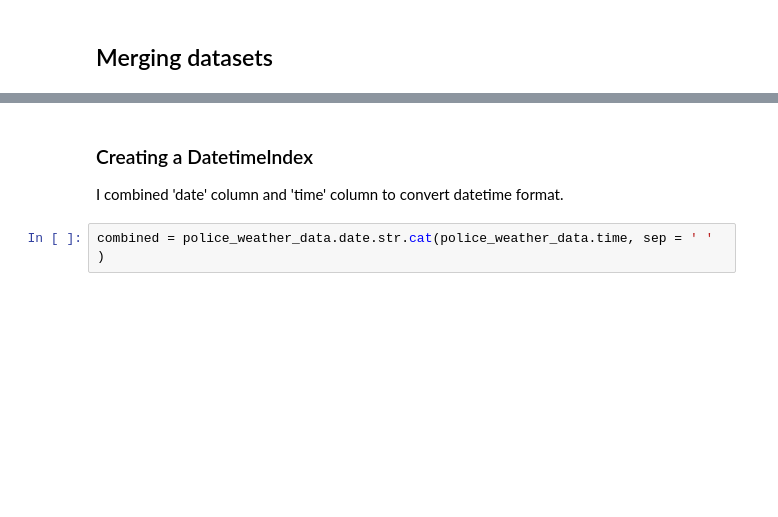
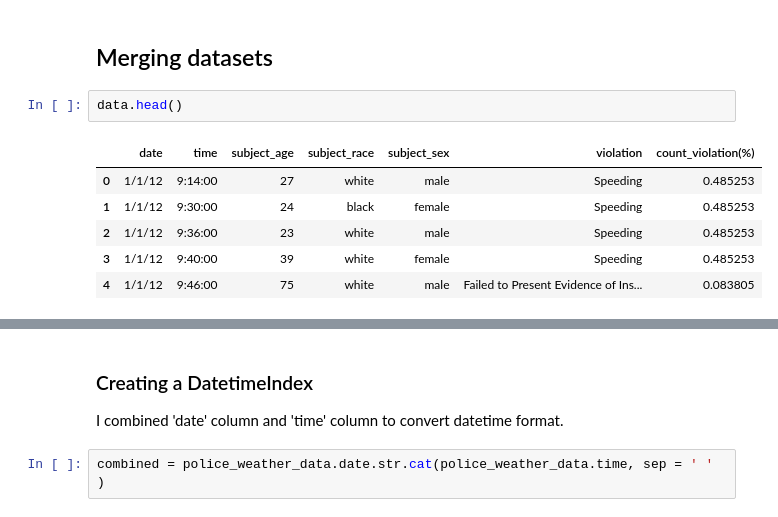
Before and after one commit to Happydogs/Aurora_Policing_Project, a Jupyter notebook: Aurora_Policing_Project.ipynb, the cells around one changed output, grey strips where cells are left out. Drawn from its saved outputs; the diff is of its cells as text; blank space fills up the shorter version.

```diff
--- a/Aurora_Policing_Project.ipynb
+++ b/Aurora_Policing_Project.ipynb
@@ -878,2 +892,11 @@ weather_rating = weather[['DATE','rating']]
 # %% [markdown]
 ## Merging datasets
+# %%
+data.head()
+# %% [output]
+|  | date | time | subject_age | subject_race | subject_sex | violation | count_violation(%) |
+| 0 | 1/1/12 | 9:14:00 | 27 | white | male | Speeding | 0.485253 |
+| 1 | 1/1/12 | 9:30:00 | 24 | black | female | Speeding | 0.485253 |
+| 2 | 1/1/12 | 9:36:00 | 23 | white | male | Speeding | 0.485253 |
+| 3 | 1/1/12 | 9:40:00 | 39 | white | female | Speeding | 0.485253 |
+| 4 | 1/1/12 | 9:46:00 | 75 | white | male | Failed to Present Evidence of Ins... | 0.083805 |
```
Also changed, not shown: parts of 56 cells of this notebook, 1 other file.
